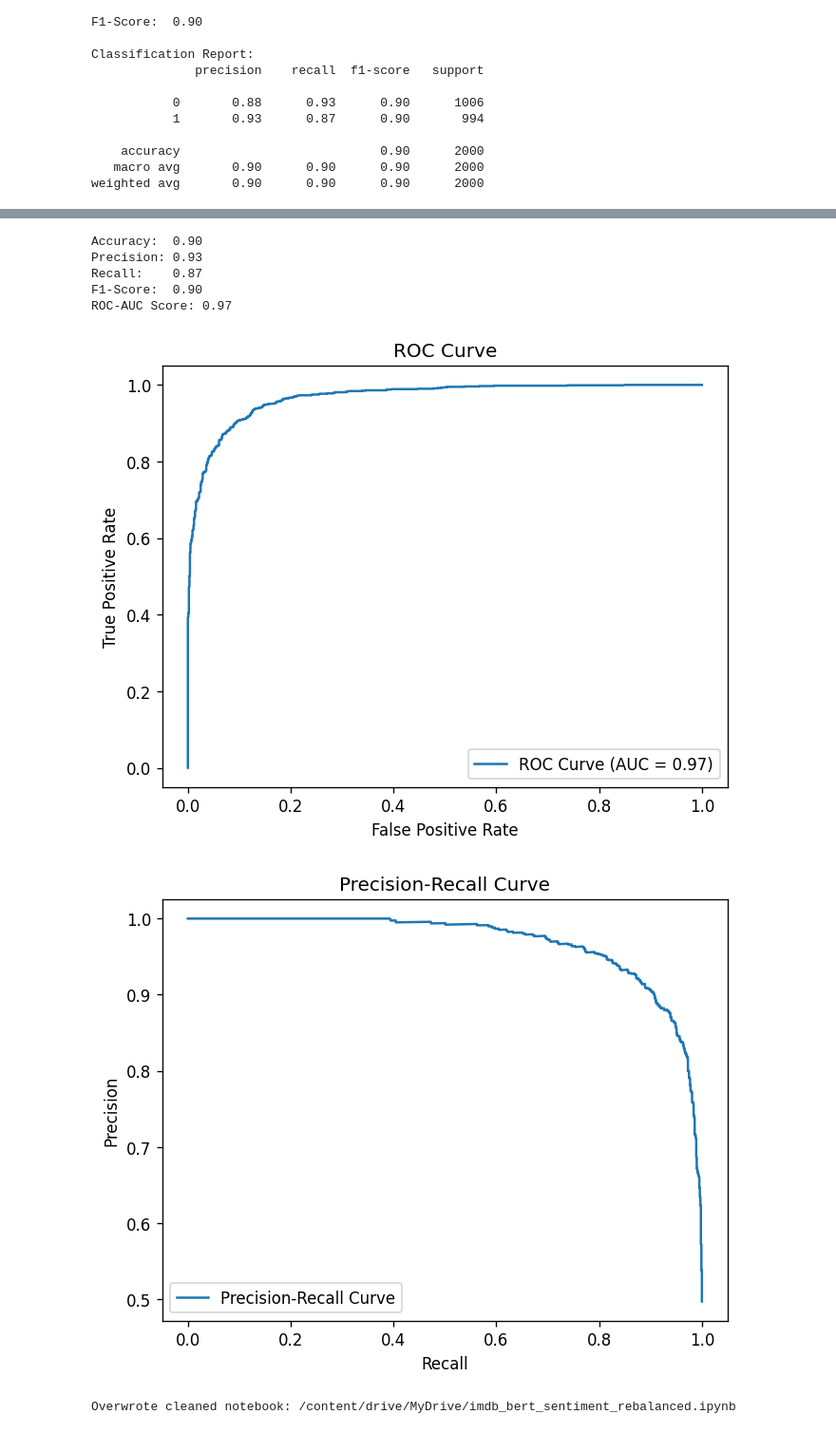
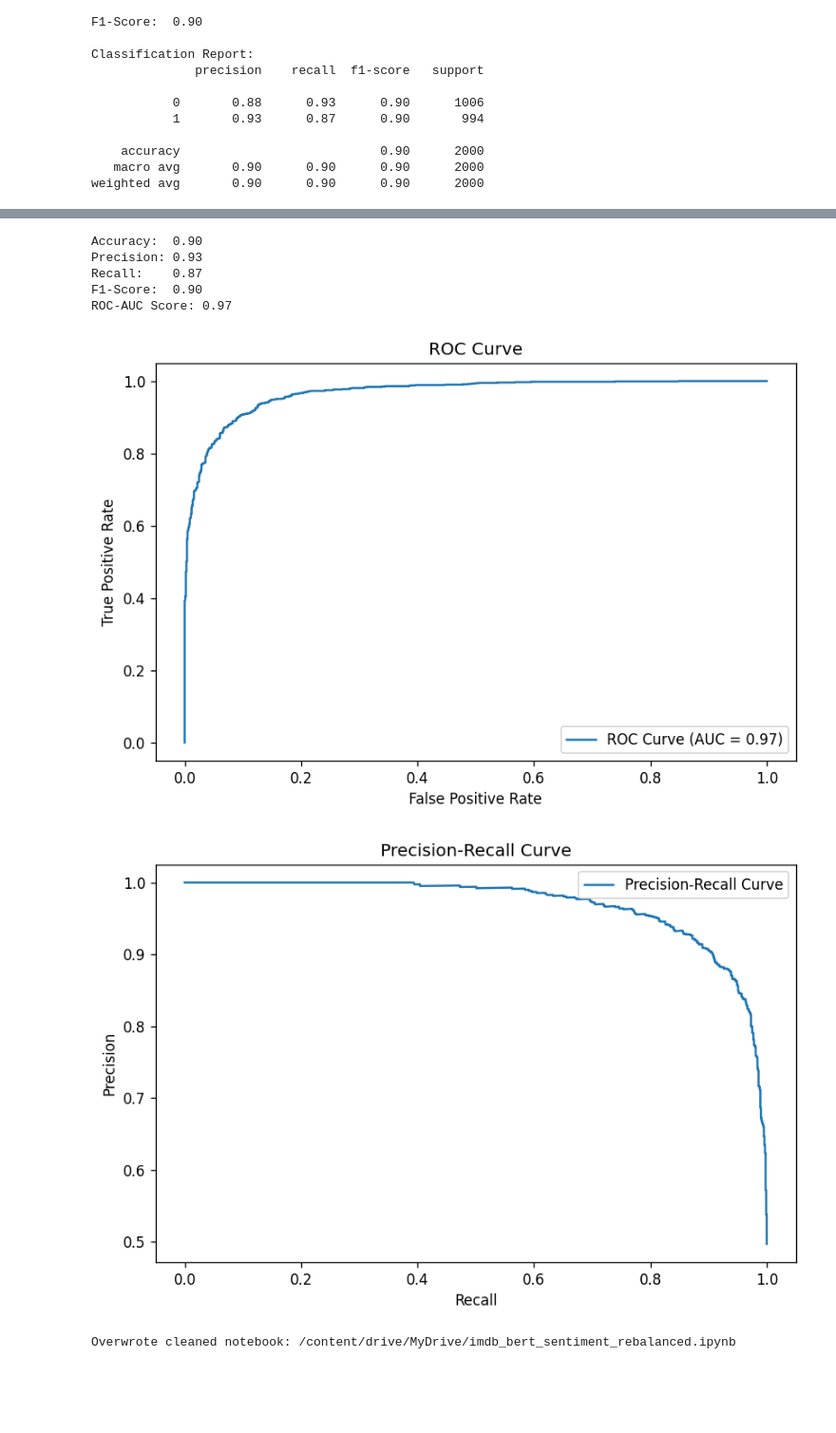
Before and after one commit to racoope70/BERTified, a Jupyter notebook: imdb_bert_sentiment_rebalanced.ipynb, the cells around one changed output, grey strips where cells are left out. Shown at 95% size. Cells and saved outputs as stored; diff of their text form; code cells hidden in the pictures; blank space fills up the shorter version.

```diff
--- a/imdb_bert_sentiment_rebalanced.ipynb
+++ b/imdb_bert_sentiment_rebalanced.ipynb
@@ -285,6 +285,7 @@ weighted avg       0.90      0.90      0.90      2000
 
 import os
 import torch
+import matplotlib as mpl
 import matplotlib.pyplot as plt
 
 from sklearn.metrics import (
@@ -294,7 +295,10 @@ from sklearn.metrics import (
 )
 
 # Inline rendering + higher DPI (GitHub/nbviewer friendly)
-plt.rcParams["figure.dpi"] = 120
+
+mpl.rcParams["figure.dpi"] = 120
+mpl.rcParams["savefig.dpi"] = 150
+mpl.rcParams["figure.figsize"] = (8, 5)
 
 # Save figures to Drive (useful even if notebook output doesn't render)
 fig_dir = "/content/drive/MyDrive/sentiment_analysis_figures"
@@ -357,10 +361,10 @@ Confusion matrix:
 Accuracy:  0.90
 Precision: 0.93
 Recall:    0.87
 F1-Score:  0.90
 ROC-AUC Score: 0.97
-[figure, old version]
+[figure, new version]
-[figure, old version]
+[figure, new version]
 # %%
 !pip -q install nbformat
 
```
Also changed, not shown: parts of 1 cell of this notebook.
